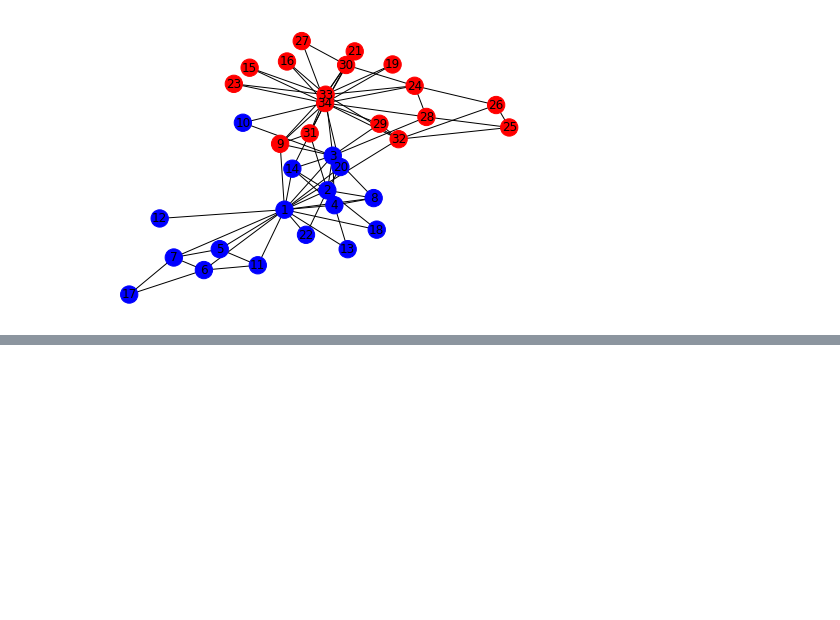
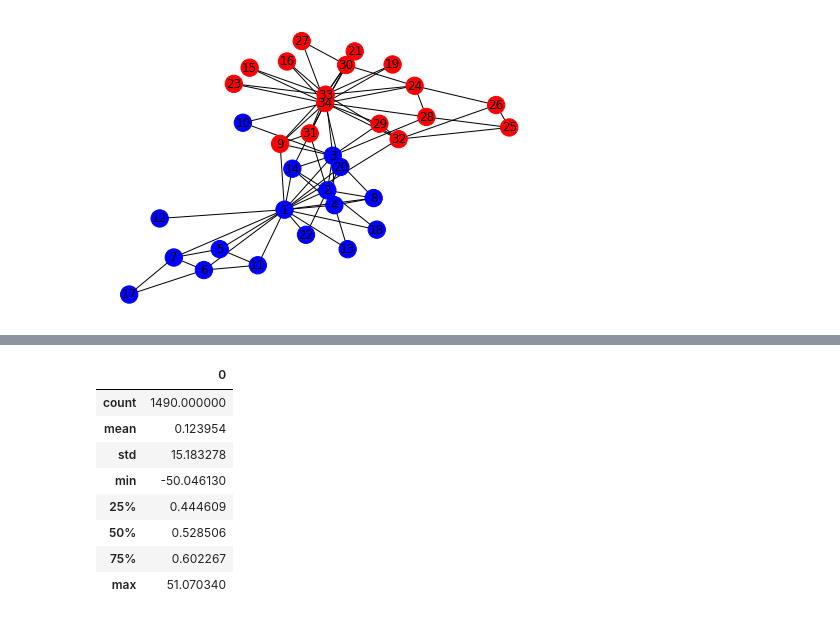
Before and after one commit to PatrickRi/controversy-detection, a Jupyter notebook: karate.ipynb, the cells around one changed output, grey strips where cells are left out. Cells and saved outputs as stored; diff of their text form; code cells hidden in the pictures; blank space fills up the shorter version.

```diff
--- a/karate.ipynb
+++ b/karate.ipynb
@@ -76,0 +96,16 @@ fright.close()
+# %%
+# f3 = open("force_directed/" + file2 + "_positions.txt")
+f3 = open("code/force_directed/polblogs_positions_fai.txt")
+# f3 = open("LinLogLayout/" + file2 + "_positions.txt")
+lines3 = f3.readlines()
+
+dict_positions = {}
+for i in range(len(lines3)):
+    line1 = lines3[i].strip()
+    line1_split = line1.split("\t")
+    node = int(line1_split[0])
+    [x, y] = [float(line1_split[1].split(",")[0]), float(line1_split[1].split(",")[1])]
+    dict_positions[node] = [x, y]
+fig, ax = plt.subplots(1, 1, figsize=(50, 50), dpi=150)
+nx.draw_networkx(G, pos=dict_positions, node_color=color_map, node_size=5, with_labels=False, ax=ax)
+plt.show()
@@ -76,0 +114,27 @@ fright.close()
+# %%
+f3 = open("code/force_directed/polblogs_positions.txt")
+# f3 = open("LinLogLayout/" + file2 + "_positions.txt")
+lines3 = f3.readlines()
+xes = []
+yes = []
+dict_positions = {}
+for i in range(len(lines3)):
+    line1 = lines3[i].strip()
+    line1_split = line1.split("\t")
+    node = int(line1_split[0])
+    [x, y] = [float(line1_split[1].split(",")[0]), float(line1_split[1].split(",")[1])]
+    xes.append(x)
+    yes.append(y)
+    dict_positions[node] = [x, y]
+# %%
+pd.DataFrame(xes).describe()
+# %% [output]
+|  | 0 |
+| count | 1490.000000 |
+| mean | 0.123954 |
+| std | 15.183278 |
+| min | -50.046130 |
+| 25% | 0.444609 |
+| 50% | 0.528506 |
+| 75% | 0.602267 |
+| max | 51.070340 |
```
Also changed, not shown: parts of 5 cells of this notebook, 16 other files.
